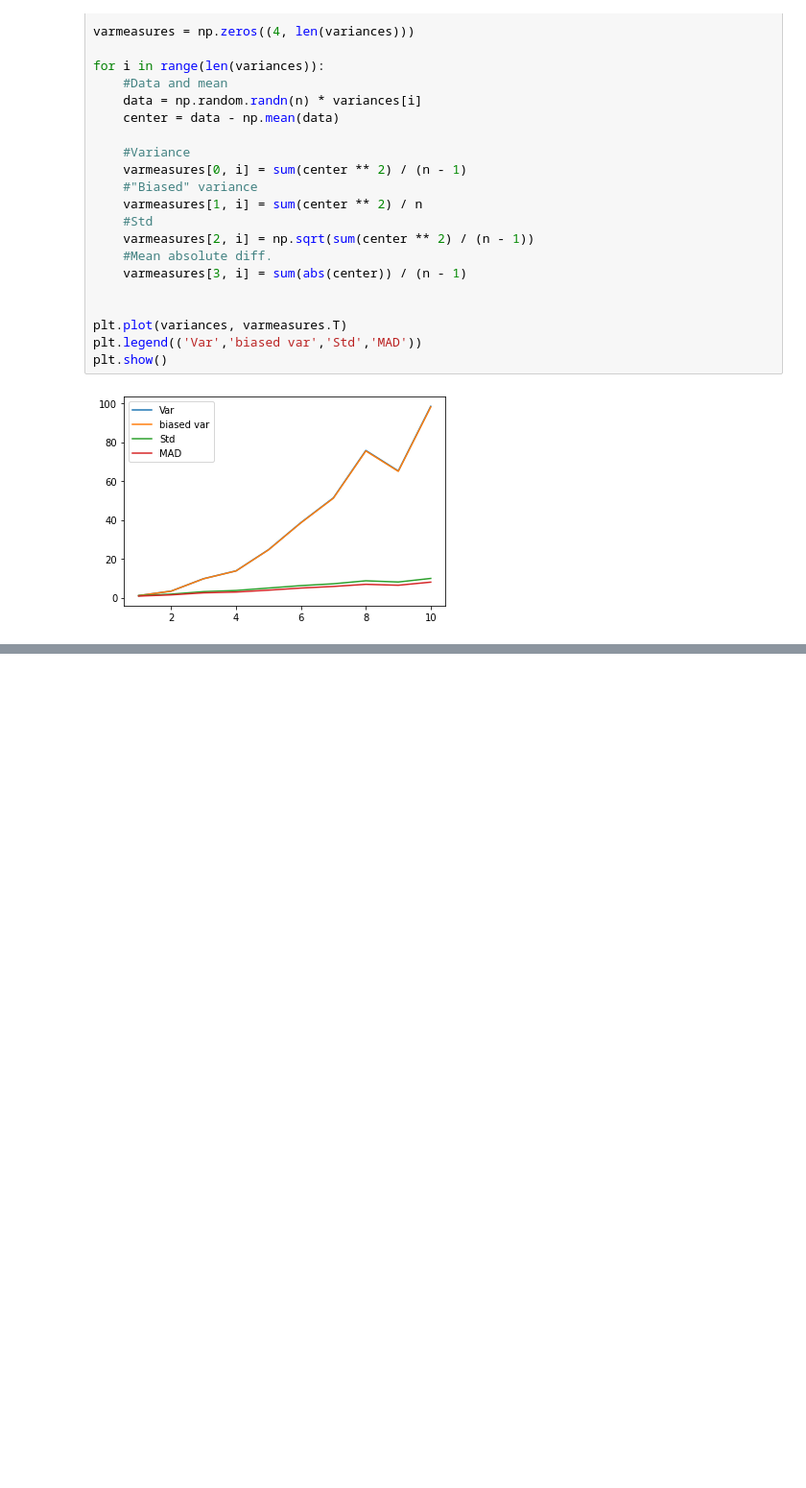
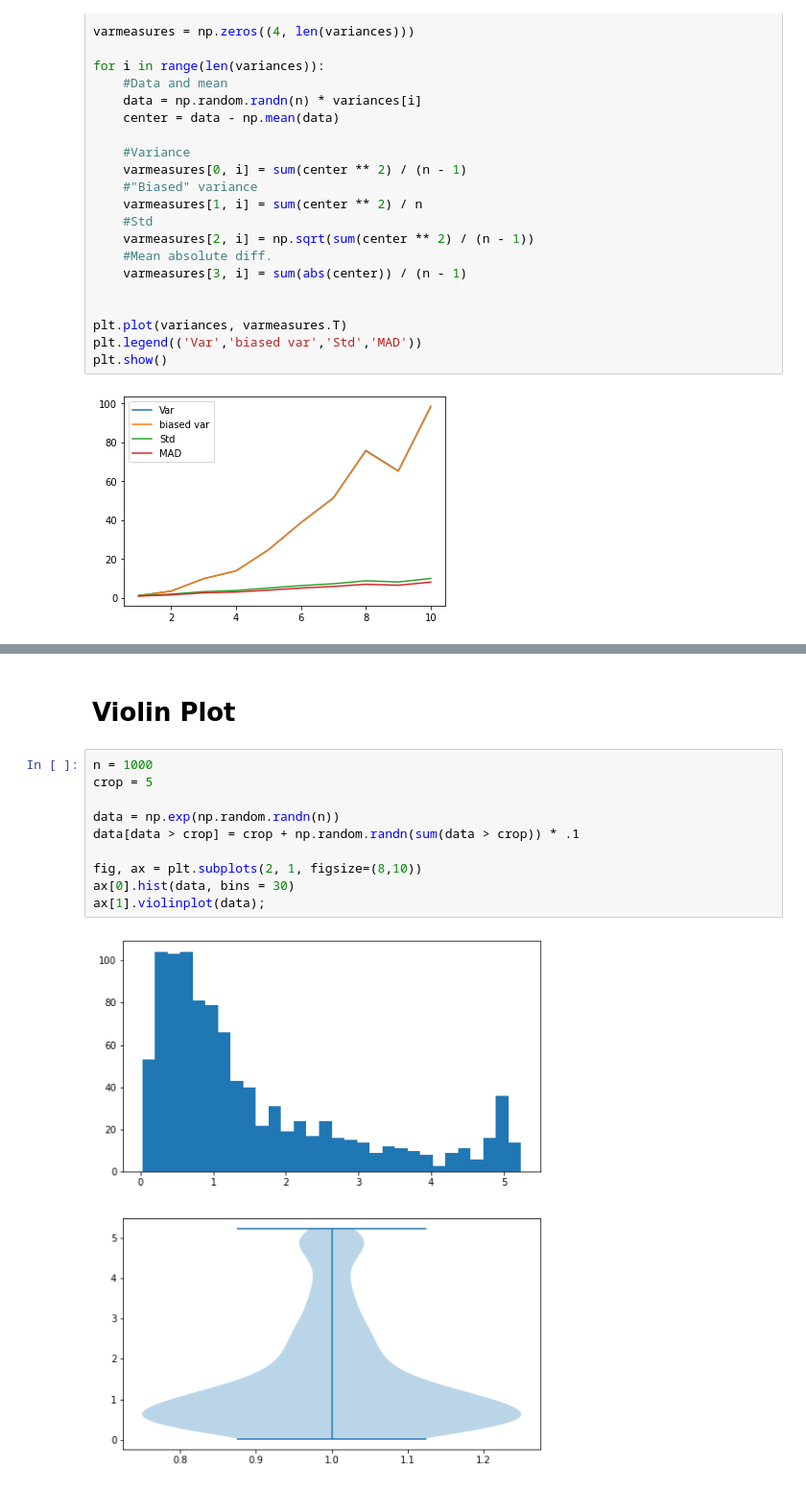
Before and after one commit to kelsklane/stat_practice, a Jupyter notebook: Practice_notebooks/Descriptive_Stats.ipynb, the cells around one changed output, grey strips where cells are left out. Shown at 96% size. Cells and saved outputs as stored; diff of their text form; blank space fills up the shorter version.

```diff
--- a/Practice_notebooks/Descriptive_Stats.ipynb
+++ b/Practice_notebooks/Descriptive_Stats.ipynb
@@ -303,0 +369,14 @@ plt.show()
+# %% [markdown]
+# Violin Plot
+# %%
+n = 1000
+crop = 5
+
+data = np.exp(np.random.randn(n))
+data[data > crop] = crop + np.random.randn(sum(data > crop)) * .1
+
+fig, ax = plt.subplots(2, 1, figsize=(8,10))
+ax[0].hist(data, bins = 30)
+ax[1].violinplot(data);
+# %% [output]
+[figure, added]
```
Also changed, not shown: parts of 12 cells of this notebook.
